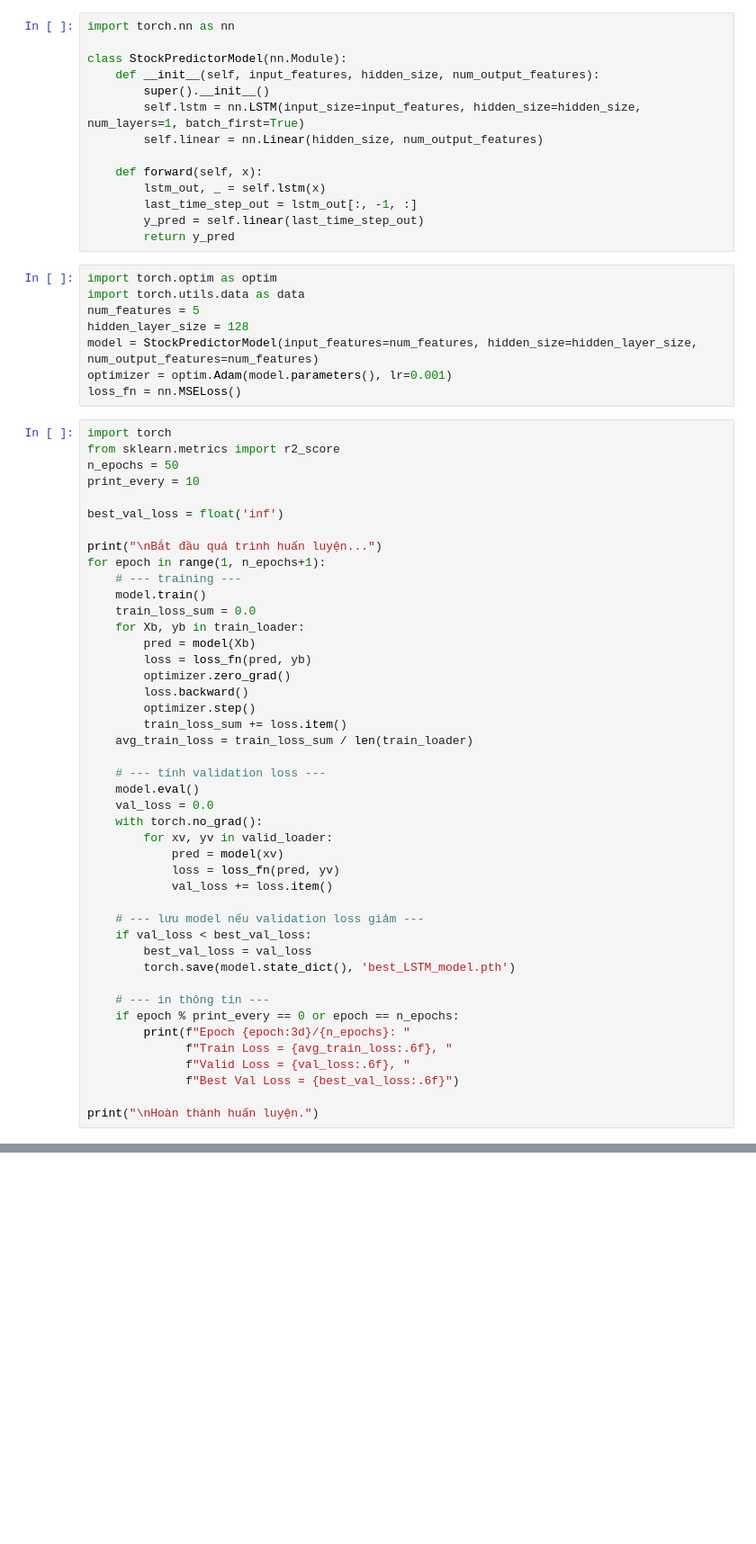
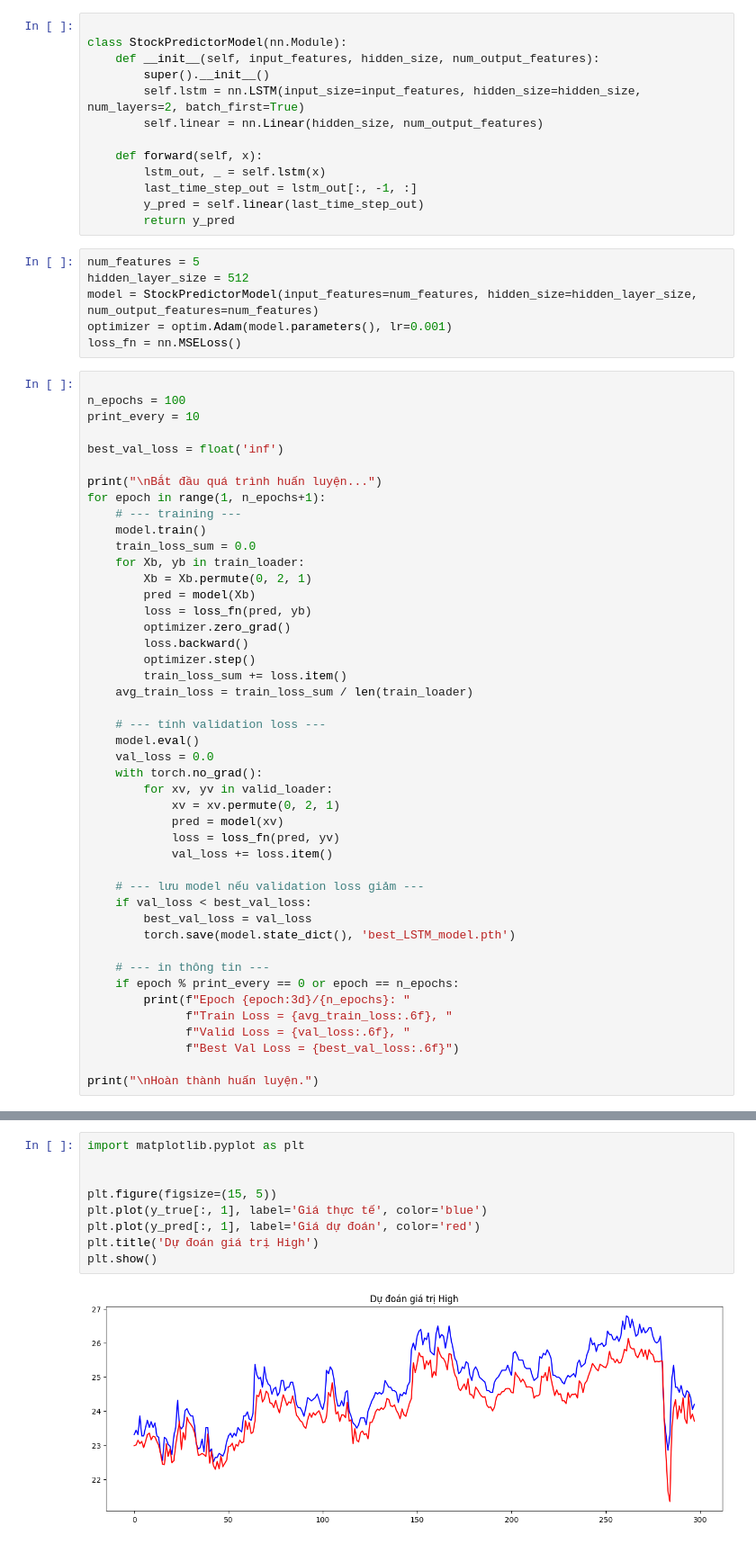
Before and after one commit to HaiAu2501/EL4TF, a Jupyter notebook: models/LSTM/lstm.ipynb, the cells around one changed output, grey strips where cells are left out. Shown: that part at 90% size. Saved outputs shown, nothing was run; the diff lists cells and outputs as text; blank space fills up the shorter version.

```diff
--- a/models/LSTM/lstm.ipynb
+++ b/models/LSTM/lstm.ipynb
@@ -12,10 +20,9 @@ train_loader, valid_loader, test_loader, scaler = preprocess_loader('ACB',lag =
 # %%
-import torch.nn as nn
 
 class StockPredictorModel(nn.Module):
     def __init__(self, input_features, hidden_size, num_output_features):
         super().__init__()
-        self.lstm = nn.LSTM(input_size=input_features, hidden_size=hidden_size, num_layers=1, batch_first=True)
+        self.lstm = nn.LSTM(input_size=input_features, hidden_size=hidden_size, num_layers=2, batch_first=True)
         self.linear = nn.Linear(hidden_size, num_output_features)
 
     def forward(self, x):
@@ -24,17 +31,14 @@ class StockPredictorModel(nn.Module):
         y_pred = self.linear(last_time_step_out)
         return y_pred
 # %%
-import torch.optim as optim
-import torch.utils.data as data
 num_features = 5
-hidden_layer_size = 128
+hidden_layer_size = 512
 model = StockPredictorModel(input_features=num_features, hidden_size=hidden_layer_size, num_output_features=num_features)
 optimizer = optim.Adam(model.parameters(), lr=0.001)
 loss_fn = nn.MSELoss()
 # %%
-import torch
-from sklearn.metrics import r2_score
-n_epochs = 50
+
+n_epochs = 100
 print_every = 10
 
 best_val_loss = float('inf')
@@ -45,6 +49,7 @@ for epoch in range(1, n_epochs+1):
     model.train()
     train_loss_sum = 0.0
     for Xb, yb in train_loader:
+        Xb = Xb.permute(0, 2, 1)
         pred = model(Xb)
         loss = loss_fn(pred, yb)
         optimizer.zero_grad()
@@ -58,6 +63,7 @@ for epoch in range(1, n_epochs+1):
     val_loss = 0.0
     with torch.no_grad():
         for xv, yv in valid_loader:
+            xv = xv.permute(0, 2, 1)
             pred = model(xv)
             loss = loss_fn(pred, yv)
             val_loss += loss.item()
@@ -155,0 +171,11 @@ plt.show()
+# %%
+import matplotlib.pyplot as plt
+
+
+plt.figure(figsize=(15, 5))
+plt.plot(y_true[:, 1], label='Giá thực tế', color='blue')
+plt.plot(y_pred[:, 1], label='Giá dự đoán', color='red')
+plt.title('Dự đoán giá trị High')
+plt.show()
+# %% [output]
+[figure, added]
```
Also changed, not shown: parts of 9 cells of this notebook, 2 other files.
